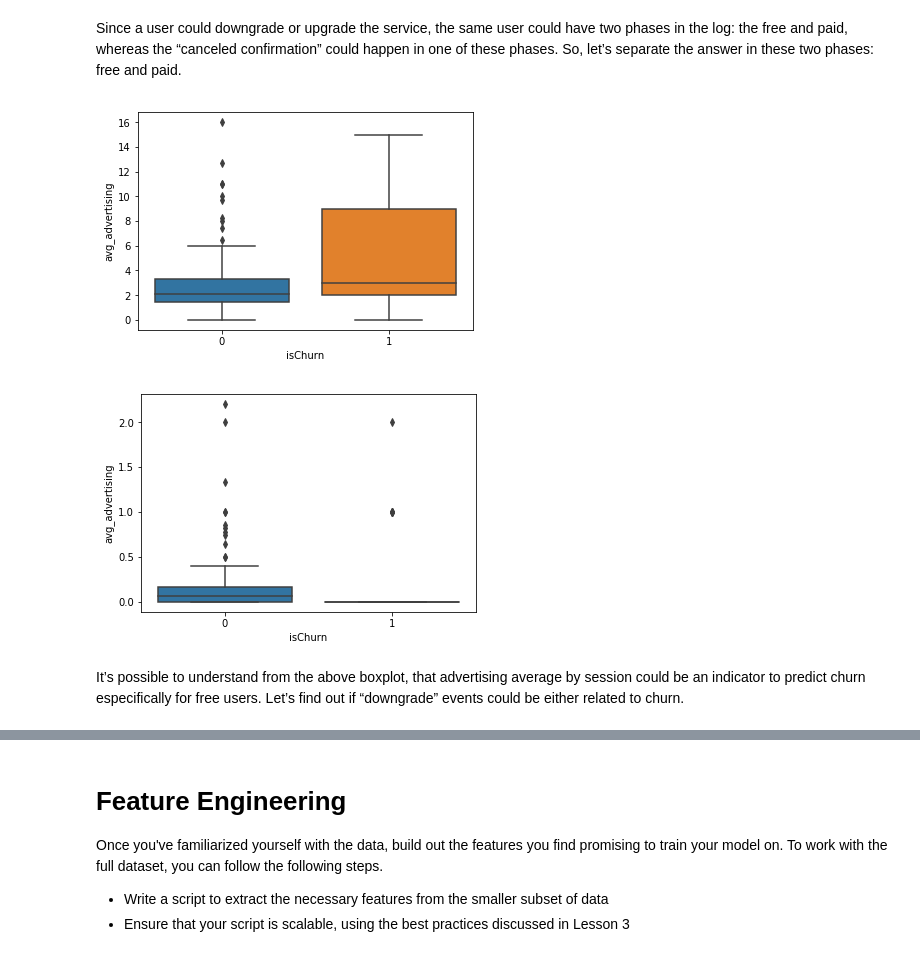
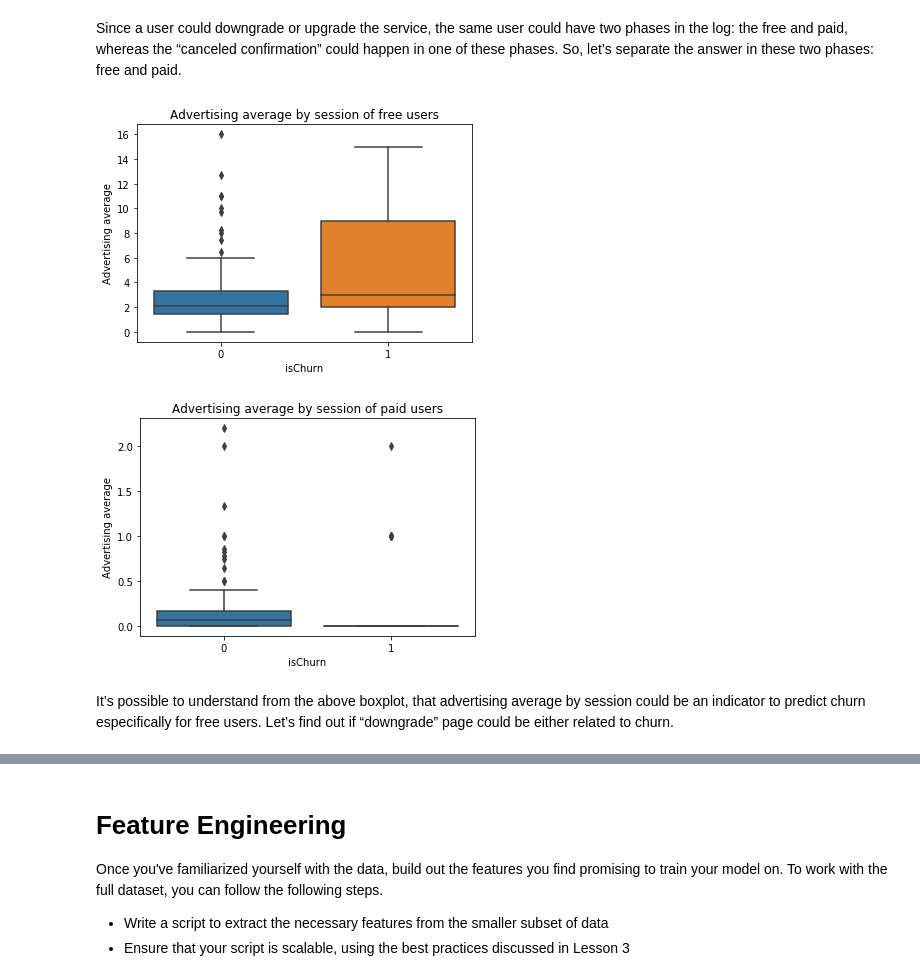
Before and after one commit to thiagolimaop/sparkify_churn, a Jupyter notebook: Sparkify.ipynb, the cells around one changed output, grey strips where cells are left out. Drawn from its saved outputs; the diff is of its cells as text; code cells hidden in the pictures.

```diff
--- a/Sparkify.ipynb
+++ b/Sparkify.ipynb
@@ -484,9 +484,12 @@ free_ad_dist = spark.sql('''
             ''').toPandas()
 # %%
 # visualize the distribution of advertising average by session of free users for both groups
-sns.boxplot(y="avg_advertising", x="isChurn", data=free_ad_dist);
+sns.boxplot(y="avg_advertising", x="isChurn", data=free_ad_dist)
+plt.title('Advertising average by session of free users')
+plt.ylabel('Advertising average')
+plt.show()
 # %% [output]
-[figure, old version]
+[figure, new version]
 # %%
 paid_ad_dist = spark.sql('''
             SELECT userID, AVG(advertising) avg_advertising, isChurn
@@ -503,8 +506,11 @@ paid_ad_dist = spark.sql('''
             ''').toPandas()
 # %%
 # visualize the distribution of advertising average by session of paid users for both groups
-sns.boxplot(y="avg_advertising", x="isChurn", data=paid_ad_dist);
+sns.boxplot(y="avg_advertising", x="isChurn", data=paid_ad_dist)
+plt.title('Advertising average by session of paid users')
+plt.ylabel('Advertising average')
+plt.show()
 # %% [output]
-[figure, old version]
+[figure, new version]
 # %% [markdown]
-It’s possible to understand from the above boxplot, that advertising average by session could be an indicator to predict churn especifically for free users. Let’s find out if “downgrade” events could be either related to churn.
+It’s possible to understand from the above boxplot, that advertising average by session could be an indicator to predict churn especifically for free users. Let’s find out if “downgrade” page could be either related to churn.
```
Also changed, not shown: parts of 18 cells of this notebook.
